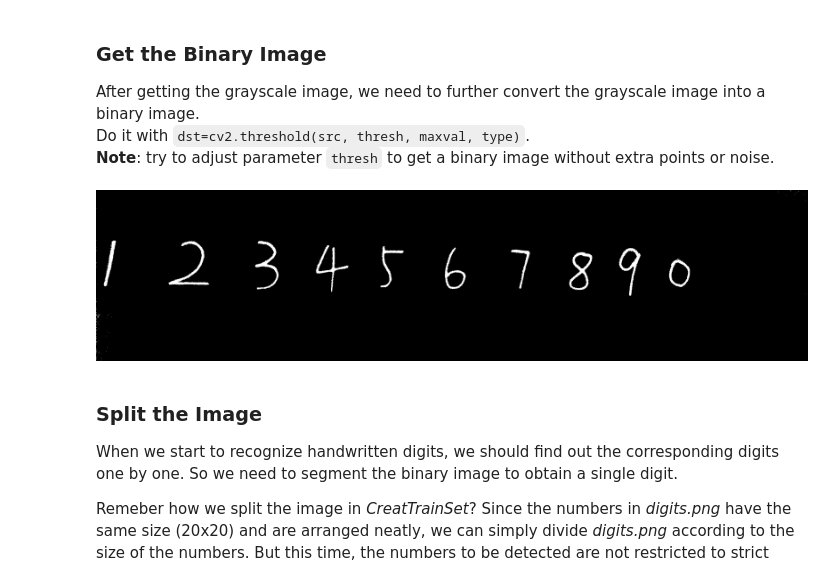
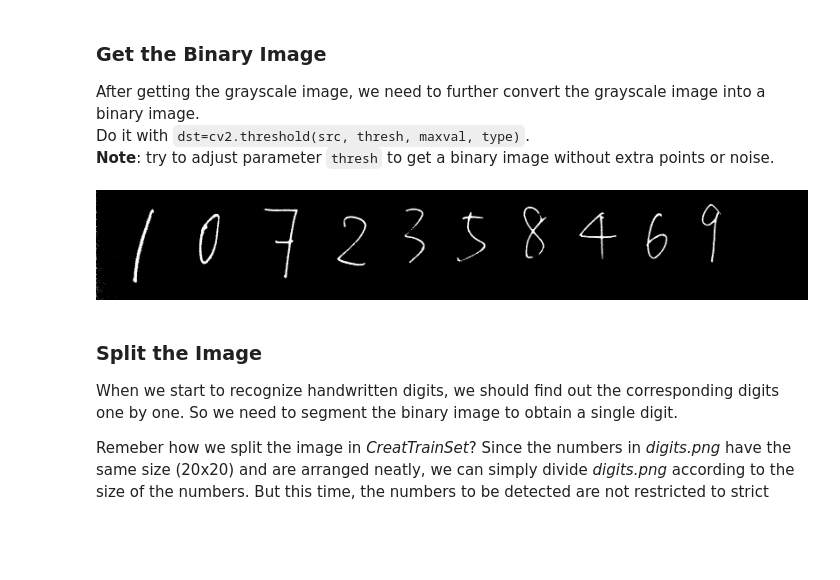
Before and after one commit to zivmax/SI_100B_Project, a Jupyter notebook: ProjectExercise/NumDect_ProcessRealImage1.ipynb, the cells around one changed output. Saved outputs shown, nothing was run; the diff lists cells and outputs as text; code cells hidden in the pictures; blank space fills up the shorter version.

```diff
--- a/ProjectExercise/NumDect_ProcessRealImage1.ipynb
+++ b/ProjectExercise/NumDect_ProcessRealImage1.ipynb
@@ -61,7 +61,7 @@ Before we start digits recognition, we need to do some preprocessing on the imag
 <br>
 - In late stage, we will use the camera to take pictures. In this stage, you first need to build the camera control circuit on the breadboard. Then finish the function of taking pictures in `take_photo()` of *my_function*.
 # %%
-image = PRJ_PATH + "/UserData/plate4.png"
+image = take_photo()
 img = cv2.imread(image)
 imshow(img)
 # %% [output]
@@ -84,10 +87,10 @@ Do it with `dst=cv2.threshold(src, thresh, maxval, type)`.
 <br>
 **Note**: try to adjust parameter `thresh` to get a binary image without extra points or noise.
 # %%
-_threshold, imgBin = cv2.threshold(imgGray,74,255,cv2.THRESH_BINARY_INV)
+_threshold, imgBin = cv2.threshold(imgGray,98,255,cv2.THRESH_BINARY_INV)
 imshow(imgBin)
 # %% [output]
-[figure, old version]
+[figure, new version]
 # %% [markdown]
 ### Split the Image
 
```
Also changed, not shown: parts of 4 cells of this notebook, 42 other files.
